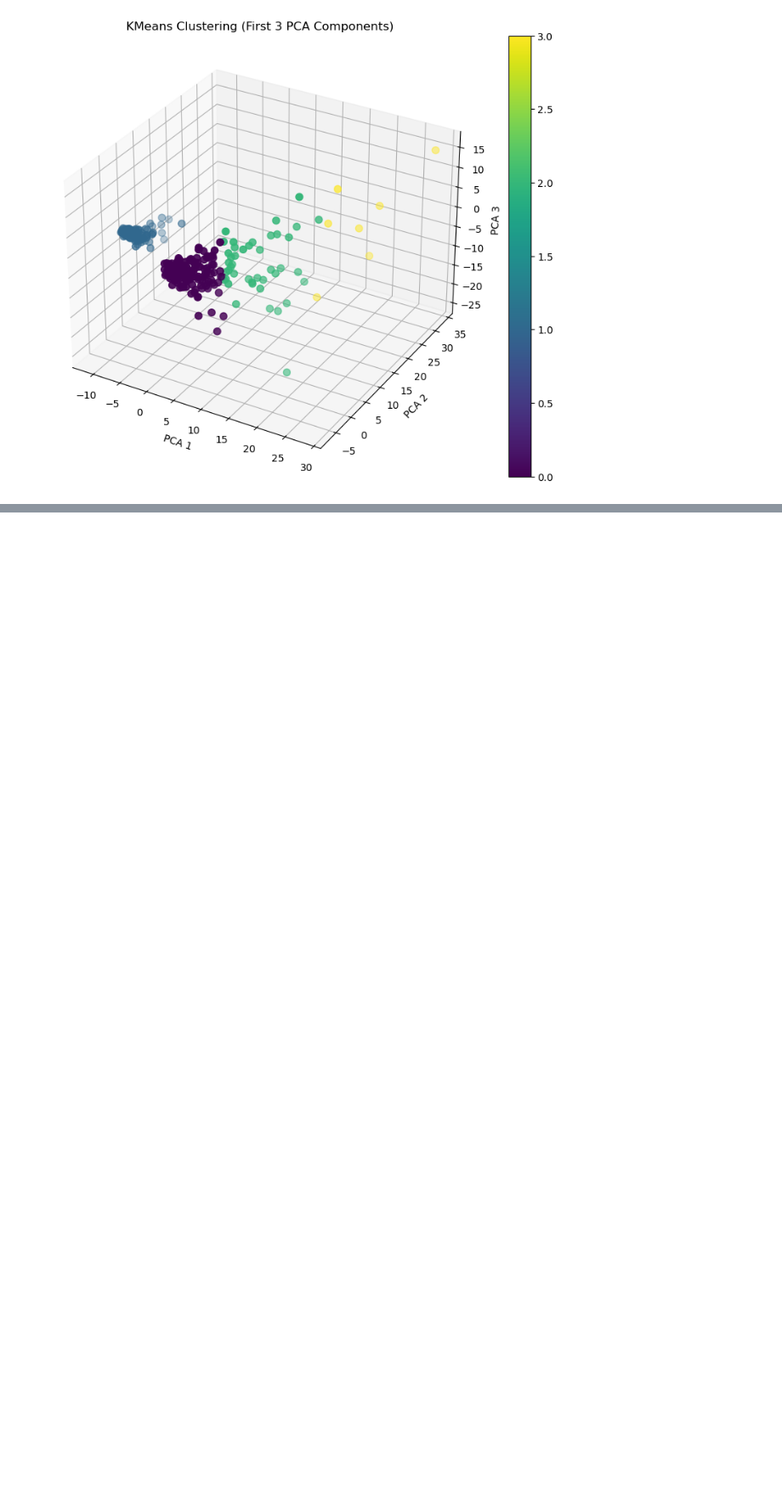
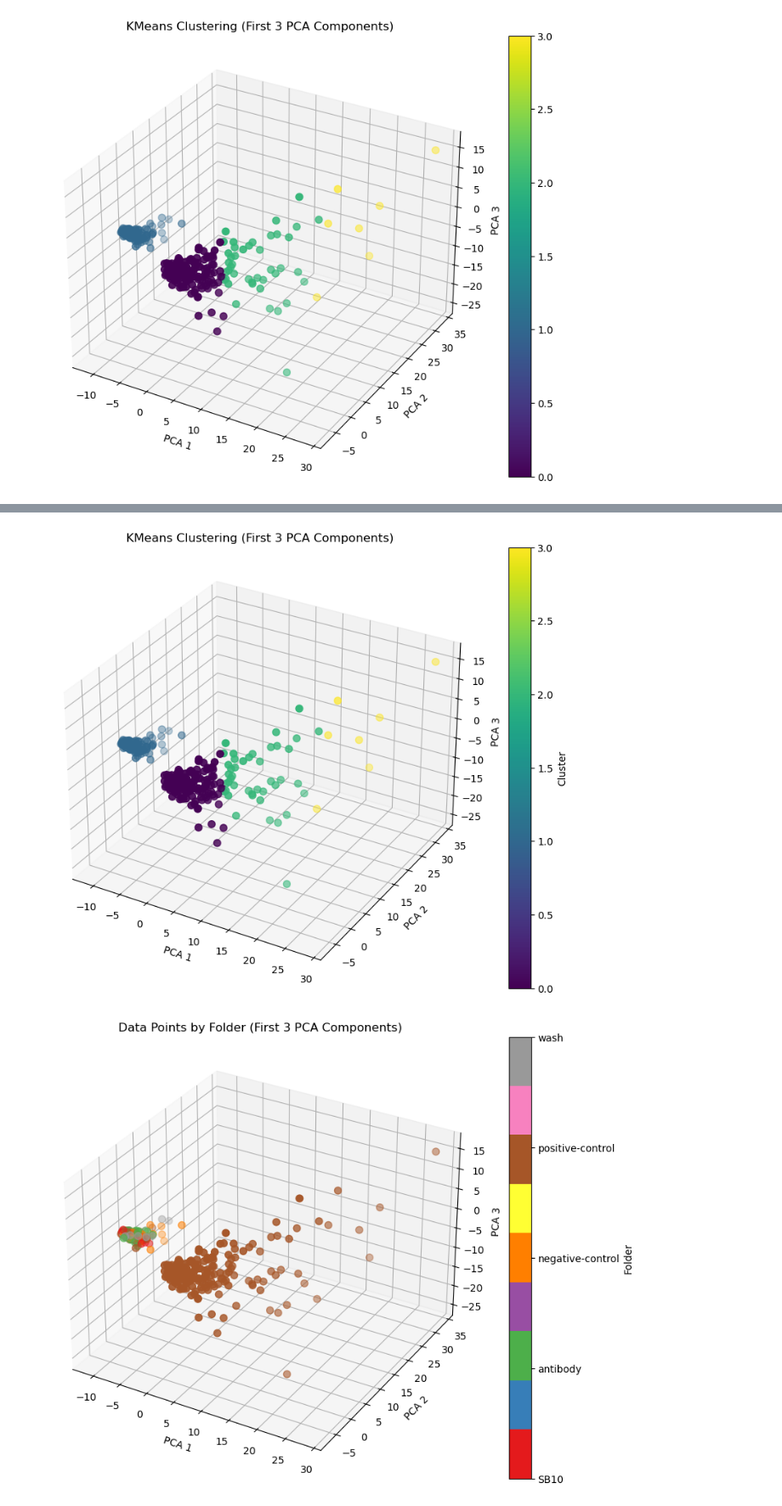
Before and after one commit to ByteCommitter/Nuclear-Feature-Extractor, a Jupyter notebook: notebooks/Classification/Classification.ipynb, the cells around one changed output, grey strips where cells are left out. Shown at 85% size. Cells and saved outputs as stored; diff of their text form; code cells hidden in the pictures; blank space fills up the shorter version.

```diff
--- a/notebooks/Classification/Classification.ipynb
+++ b/notebooks/Classification/Classification.ipynb
@@ -307,0 +553,56 @@ plt.show()
+# %%
+import matplotlib.pyplot as plt
+from mpl_toolkits.mplot3d import Axes3D  # This import is necessary for 3D plotting
+import numpy as np
+from sklearn.cluster import KMeans
+from sklearn.preprocessing import LabelEncoder
+
+# ---------------------------
+# Assuming you already have:
+# X_pca: PCA-reduced data (shape: (n_samples, 3) or more)
+# folder_info: a Series of folder names from the original CSV file, preserved from earlier processing.
+# ---------------------------
+
+# For a 3D plot, we need at least 3 PCA components.
+# Let's create a 3D scatter plot using PCA components 1, 2, and 3.
+
+fig = plt.figure(figsize=(10, 8))
+ax = fig.add_subplot(111, projection='3d')
+
+# 1. Plot by KMeans cluster labels
+# Run KMeans with a chosen number of clusters (4 in this example)
+kmeans = KMeans(n_clusters=4, random_state=42)
+clusters = kmeans.fit_predict(X_pca)  # assuming X_pca has at least 3 components
+
+# Plot clusters in 3D: use first 3 PCA components for x, y, z.
+scatter = ax.scatter(X_pca[:, 0], X_pca[:, 1], X_pca[:, 2],
+                     c=clusters, cmap='viridis', s=50)
+ax.set_title("KMeans Clustering (First 3 PCA Components)")
+ax.set_xlabel("PCA 1")
+ax.set_ylabel("PCA 2")
+ax.set_zlabel("PCA 3")
+plt.colorbar(scatter, ax=ax, label="Cluster")
+plt.show()
+
+# ---------------------------
+# Alternatively, plot by folder (encoding folder names to numbers)
+le = LabelEncoder()
+folder_encoded = le.fit_transform(folder_info)
+
+fig = plt.figure(figsize=(10, 8))
+ax = fig.add_subplot(111, projection='3d')
+scatter = ax.scatter(X_pca[:, 0], X_pca[:, 1], X_pca[:, 2],
+                     c=folder_encoded, cmap='Set1', s=50)
+ax.set_title("Data Points by Folder (First 3 PCA Components)")
+ax.set_xlabel("PCA 1")
+ax.set_ylabel("PCA 2")
+ax.set_zlabel("PCA 3")
+
+# Creating a color bar that shows folder names
+cbar = plt.colorbar(scatter, ax=ax, ticks=range(len(le.classes_)))
+cbar.ax.set_yticklabels(le.classes_)
+cbar.set_label("Folder")
+plt.show()
+# %% [output]
+[figure, added]
+[figure, added]
```
Also changed, not shown: parts of 8 cells of this notebook.
